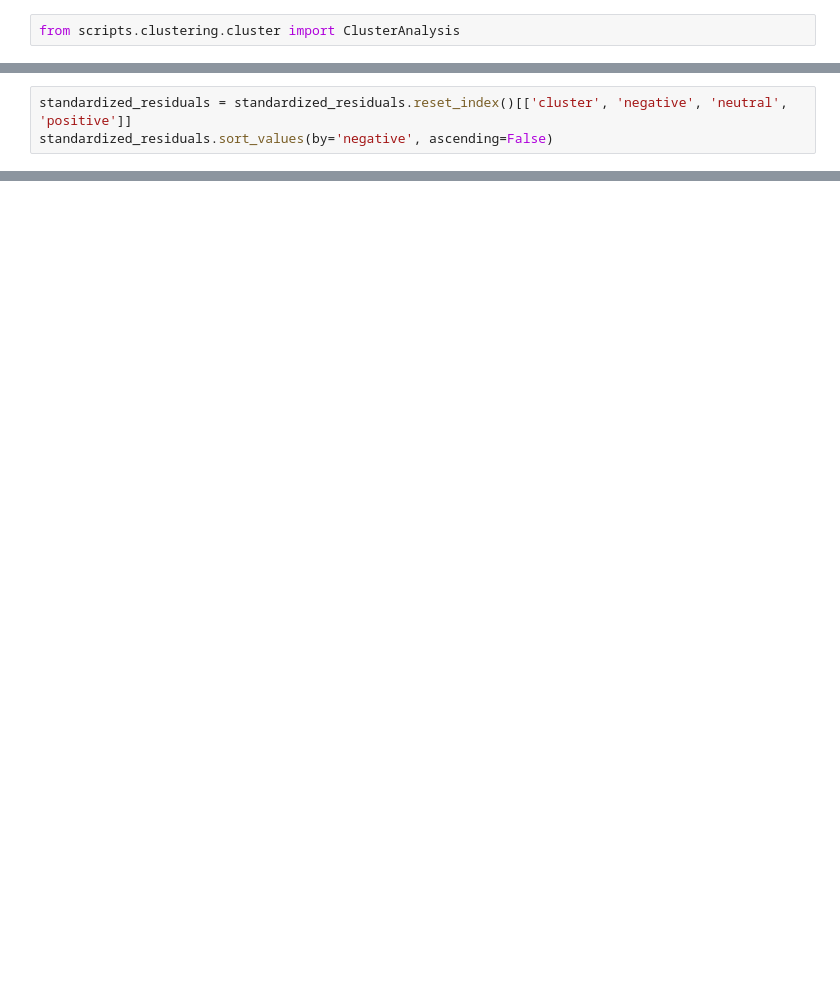
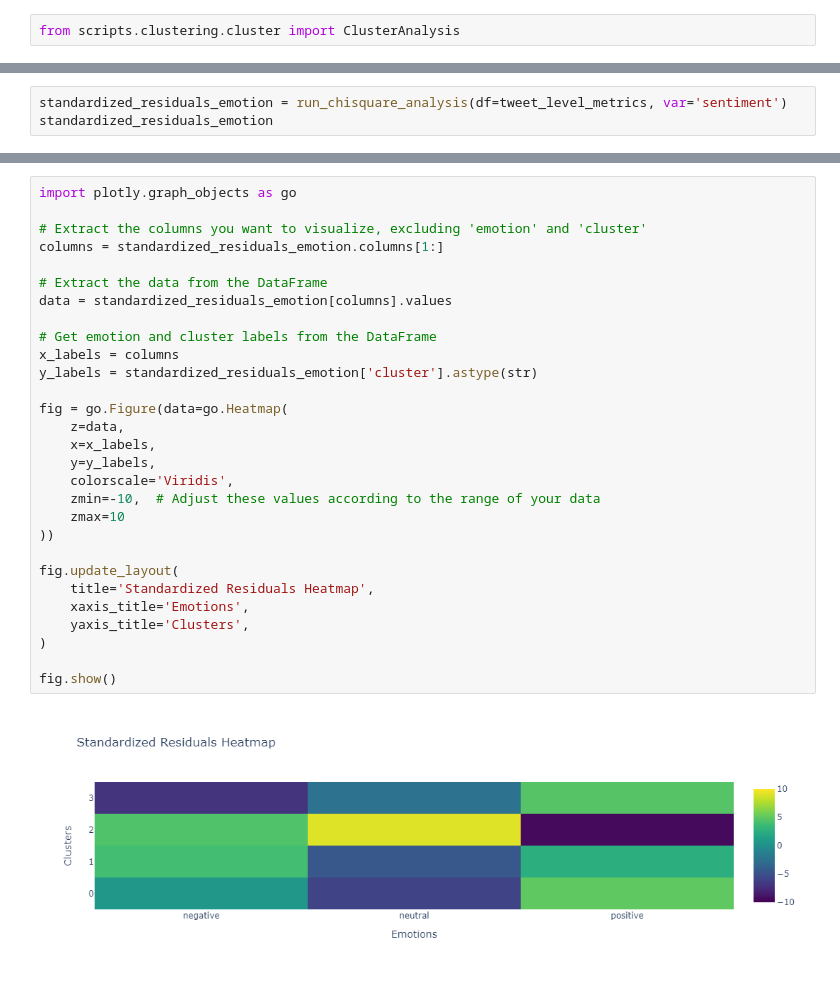
Before and after one commit to john-adeojo/twitter-influence, a Jupyter notebook: notebooks/analysis.ipynb, the cells around one changed output, grey strips where cells are left out. Drawn from its saved outputs; the diff is of its cells as text; blank space fills up the shorter version.

```diff
--- a/notebooks/analysis.ipynb
+++ b/notebooks/analysis.ipynb
@@ -199,3 +137,0 @@ Expected Frequency Table:
-# %%
-standardized_residuals = standardized_residuals.reset_index()[['cluster', 'negative', 'neutral', 'positive']]
-standardized_residuals.sort_values(by='negative', ascending=False)
@@ -208,0 +178,3 @@ standardized_residuals.sort_values(by='negative', ascending=False)
+# %%
+standardized_residuals_emotion = run_chisquare_analysis(df=tweet_level_metrics, var='sentiment')
+standardized_residuals_emotion
@@ -208,0 +190,31 @@ standardized_residuals.sort_values(by='negative', ascending=False)
+# %%
+import plotly.graph_objects as go
+
+# Extract the columns you want to visualize, excluding 'emotion' and 'cluster'
+columns = standardized_residuals_emotion.columns[1:]
+
+# Extract the data from the DataFrame
+data = standardized_residuals_emotion[columns].values
+
+# Get emotion and cluster labels from the DataFrame
+x_labels = columns
+y_labels = standardized_residuals_emotion['cluster'].astype(str)
+
+fig = go.Figure(data=go.Heatmap(
+    z=data,
+    x=x_labels,
+    y=y_labels,
+    colorscale='Viridis',
+    zmin=-10,  # Adjust these values according to the range of your data
+    zmax=10
+))
+
+fig.update_layout(
+    title='Standardized Residuals Heatmap',
+    xaxis_title='Emotions',
+    yaxis_title='Clusters',
+)
+
+fig.show()
+# %% [output]
+[figure, added]
```
Also changed, not shown: parts of 19 cells of this notebook, 6 other files.
